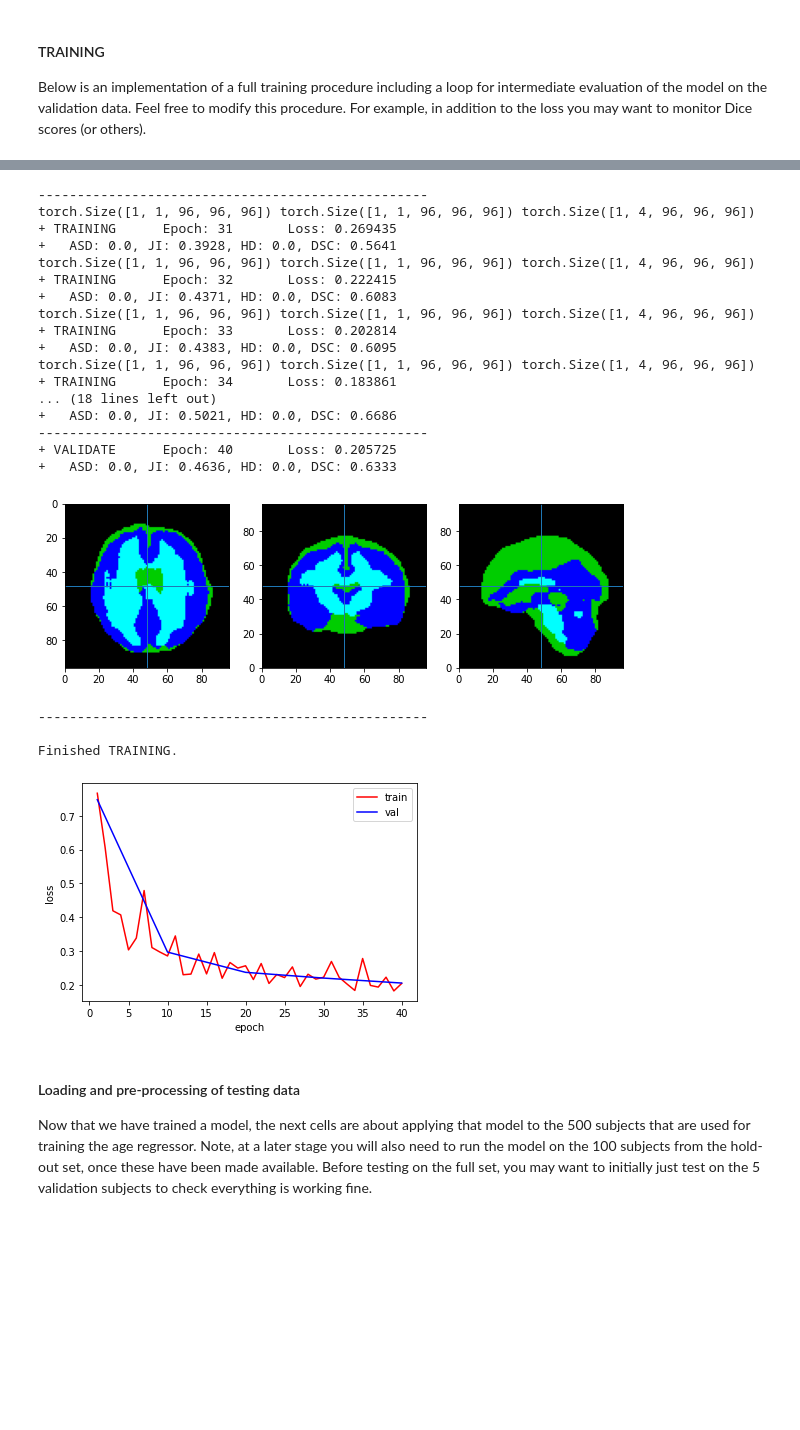
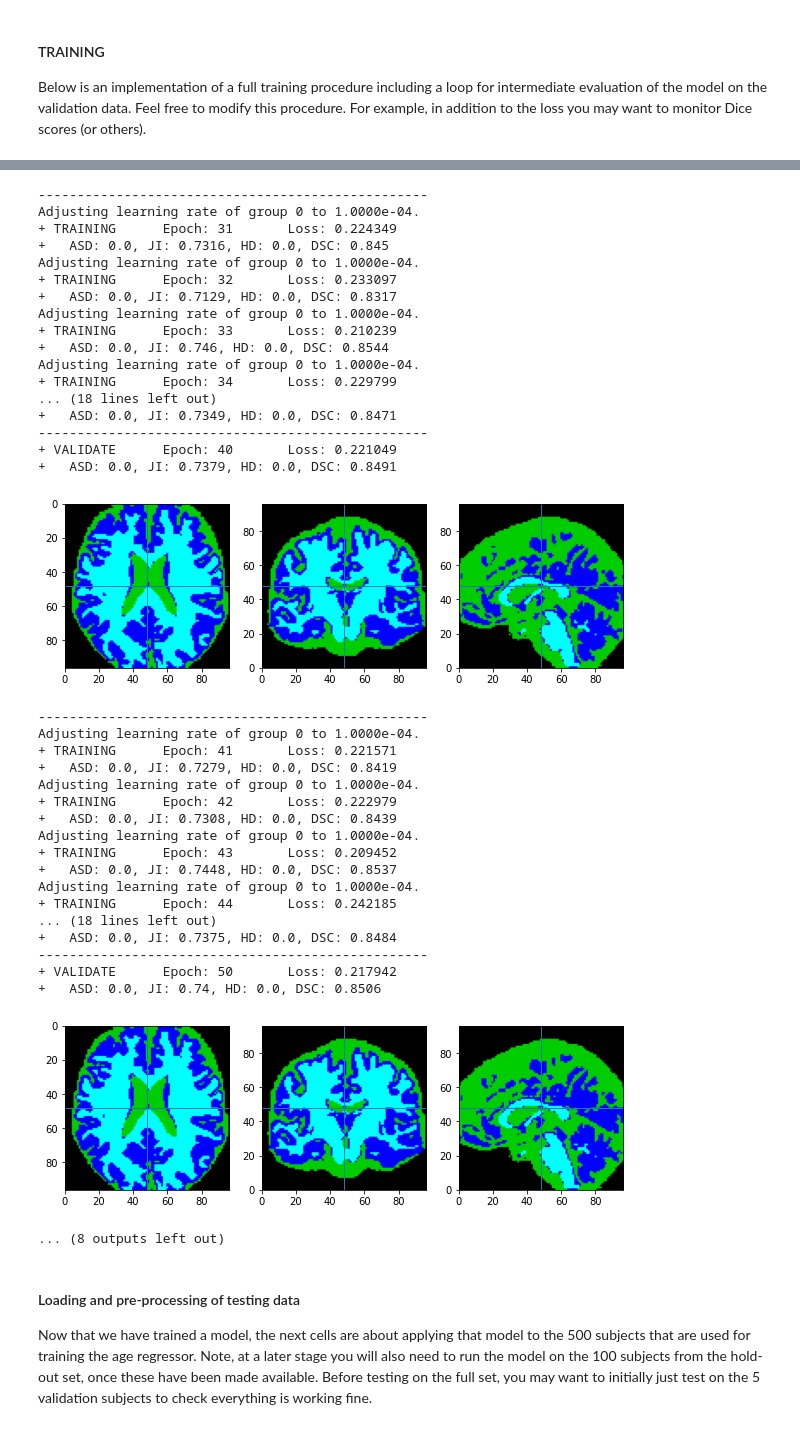
Before and after one commit to ML3ngiRNErT/imaging-cw, a Jupyter notebook: CW-Brain-Age-Regression.ipynb, the cells around one changed output, grey strips where cells are left out. Drawn from its saved outputs; the diff is of its cells as text; code cells hidden in the pictures; blank space fills up the shorter version.

```diff
--- a/CW-Brain-Age-Regression.ipynb
+++ b/CW-Brain-Age-Regression.ipynb
@@ -413,11 +409,9 @@ Here we set some default hyper-parameters and a starting configuration for the i
 rnd_seed = 42 #fixed random seed
 
 img_size = [96, 96, 96]
-img_spacing = [2, 2, 2]
+img_spacing = [1.5, 1.5, 1.5]
 
-num_epochs = 20
-learning_rate = 0.001
-batch_size = 2
+batch_size = 10
 val_interval = 10
 
 num_classes = 4
@@ -727,10 +998,13 @@ optimizer = torch.optim.Adam(model.parameters(), lr=learning_rate)
 # %%
+from torch.optim.lr_scheduler import MultiStepLR
+
 loss_train_log = []
 loss_val_log = []
 epoch_val_log = []
 
 metrics_store = MetricsStore()
 
+scheduler = MultiStepLR(optimizer, [30], gamma=0.1, last_epoch=-1, verbose=True)
 
 print('START TRAINING...')
 for epoch in range(1, num_epochs + 1):
@@ -738,20 +1012,24 @@ for epoch in range(1, num_epochs + 1):
     # Training
     for batch_idx, batch_samples in enumerate(dataloader_train):
         img, seg = batch_samples['img'].to(device), batch_samples['seg'].to(device)
+        # print(img.shape)
         optimizer.zero_grad()
         prd = model(img)
         loss = F.cross_entropy(prd, seg.squeeze(1))
         loss.backward()
         optimizer.step()
 
-    print(img.shape, seg.shape, prd.shape)
+    scheduler.step()
+
+    # print(img.shape, seg.shape, prd.shape)
 
     # Calculate training metrics
     for i in range(prd.shape[0]):
+        # print(prd.shape, prd[i].shape)
         _prd = torch.argmax(prd[i], dim=0)
         prediction = sitk.GetImageFromArray(_prd.cpu().squeeze().numpy().astype(np.int8))
-        # print(prediction)
-        reference = sitk.GetImageFromArray(seg.cpu().squeeze().numpy().astype(np.int8))
+        # print(prediction.GetSize())
+        reference = sitk.GetImageFromArray(seg[i].cpu().squeeze().numpy().astype(np.int8))
         metrics_store.calc_seg_metrics(reference, prediction)
 
     loss_train_log.append(loss.item())
@@ -870,25 +1149,40 @@ torch.Size([1, 1, 96, 96, 96]) torch.Size([1, 1, 96, 96, 96]) torch.Size([1, 4,
 --------------------------------------------------
-torch.Size([1, 1, 96, 96, 96]) torch.Size([1, 1, 96, 96, 96]) torch.Size([1, 4, 96, 96, 96])
-+ TRAINING      Epoch: 31       Loss: 0.269435
-+   ASD: 0.0, JI: 0.3928, HD: 0.0, DSC: 0.5641
-torch.Size([1, 1, 96, 96, 96]) torch.Size([1, 1, 96, 96, 96]) torch.Size([1, 4, 96, 96, 96])
-+ TRAINING      Epoch: 32       Loss: 0.222415
-+   ASD: 0.0, JI: 0.4371, HD: 0.0, DSC: 0.6083
-torch.Size([1, 1, 96, 96, 96]) torch.Size([1, 1, 96, 96, 96]) torch.Size([1, 4, 96, 96, 96])
-+ TRAINING      Epoch: 33       Loss: 0.202814
-+   ASD: 0.0, JI: 0.4383, HD: 0.0, DSC: 0.6095
-torch.Size([1, 1, 96, 96, 96]) torch.Size([1, 1, 96, 96, 96]) torch.Size([1, 4, 96, 96, 96])
-+ TRAINING      Epoch: 34       Loss: 0.183861
+Adjusting learning rate of group 0 to 1.0000e-04.
++ TRAINING      Epoch: 31       Loss: 0.224349
++   ASD: 0.0, JI: 0.7316, HD: 0.0, DSC: 0.845
+Adjusting learning rate of group 0 to 1.0000e-04.
++ TRAINING      Epoch: 32       Loss: 0.233097
++   ASD: 0.0, JI: 0.7129, HD: 0.0, DSC: 0.8317
+Adjusting learning rate of group 0 to 1.0000e-04.
++ TRAINING      Epoch: 33       Loss: 0.210239
++   ASD: 0.0, JI: 0.746, HD: 0.0, DSC: 0.8544
+Adjusting learning rate of group 0 to 1.0000e-04.
++ TRAINING      Epoch: 34       Loss: 0.229799
 ... (18 lines left out)
-+   ASD: 0.0, JI: 0.5021, HD: 0.0, DSC: 0.6686
++   ASD: 0.0, JI: 0.7349, HD: 0.0, DSC: 0.8471
 --------------------------------------------------
-+ VALIDATE      Epoch: 40       Loss: 0.205725
-+   ASD: 0.0, JI: 0.4636, HD: 0.0, DSC: 0.6333
++ VALIDATE      Epoch: 40       Loss: 0.221049
++   ASD: 0.0, JI: 0.7379, HD: 0.0, DSC: 0.8491
-[figure, old version]
+[figure, new version]
 --------------------------------------------------
-
-Finished TRAINING.
+Adjusting learning rate of group 0 to 1.0000e-04.
++ TRAINING      Epoch: 41       Loss: 0.221571
++   ASD: 0.0, JI: 0.7279, HD: 0.0, DSC: 0.8419
+Adjusting learning rate of group 0 to 1.0000e-04.
++ TRAINING      Epoch: 42       Loss: 0.222979
++   ASD: 0.0, JI: 0.7308, HD: 0.0, DSC: 0.8439
+Adjusting learning rate of group 0 to 1.0000e-04.
++ TRAINING      Epoch: 43       Loss: 0.209452
++   ASD: 0.0, JI: 0.7448, HD: 0.0, DSC: 0.8537
+Adjusting learning rate of group 0 to 1.0000e-04.
++ TRAINING      Epoch: 44       Loss: 0.242185
+... (18 lines left out)
++   ASD: 0.0, JI: 0.7375, HD: 0.0, DSC: 0.8484
+--------------------------------------------------
++ VALIDATE      Epoch: 50       Loss: 0.217942
++   ASD: 0.0, JI: 0.74, HD: 0.0, DSC: 0.8506
-[figure, old version]
+[figure, new version]
+... (8 outputs left out)
 # %% [markdown]
 #### Loading and pre-processing of testing data
 
```
Also changed, not shown: parts of 35 cells of this notebook.
